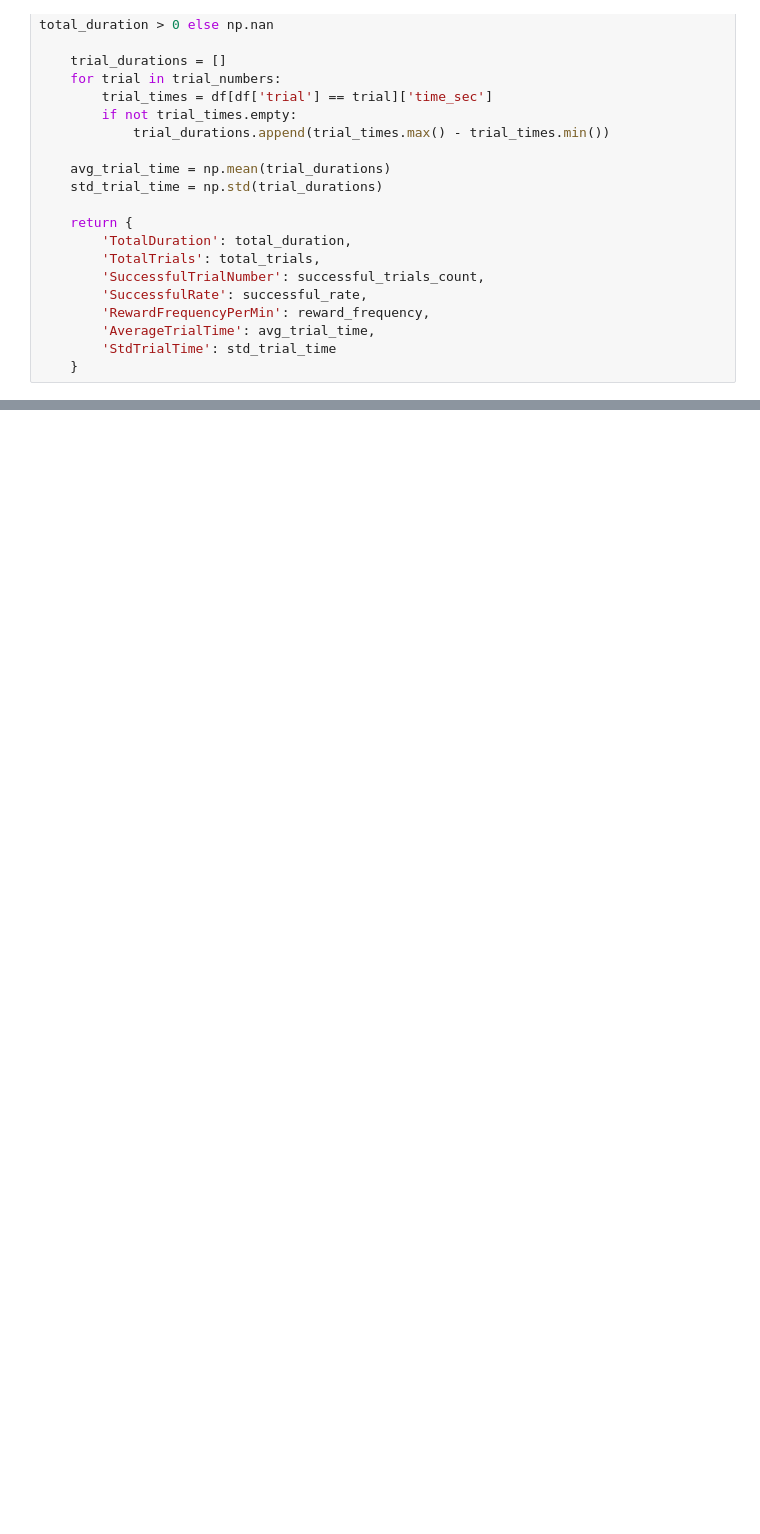
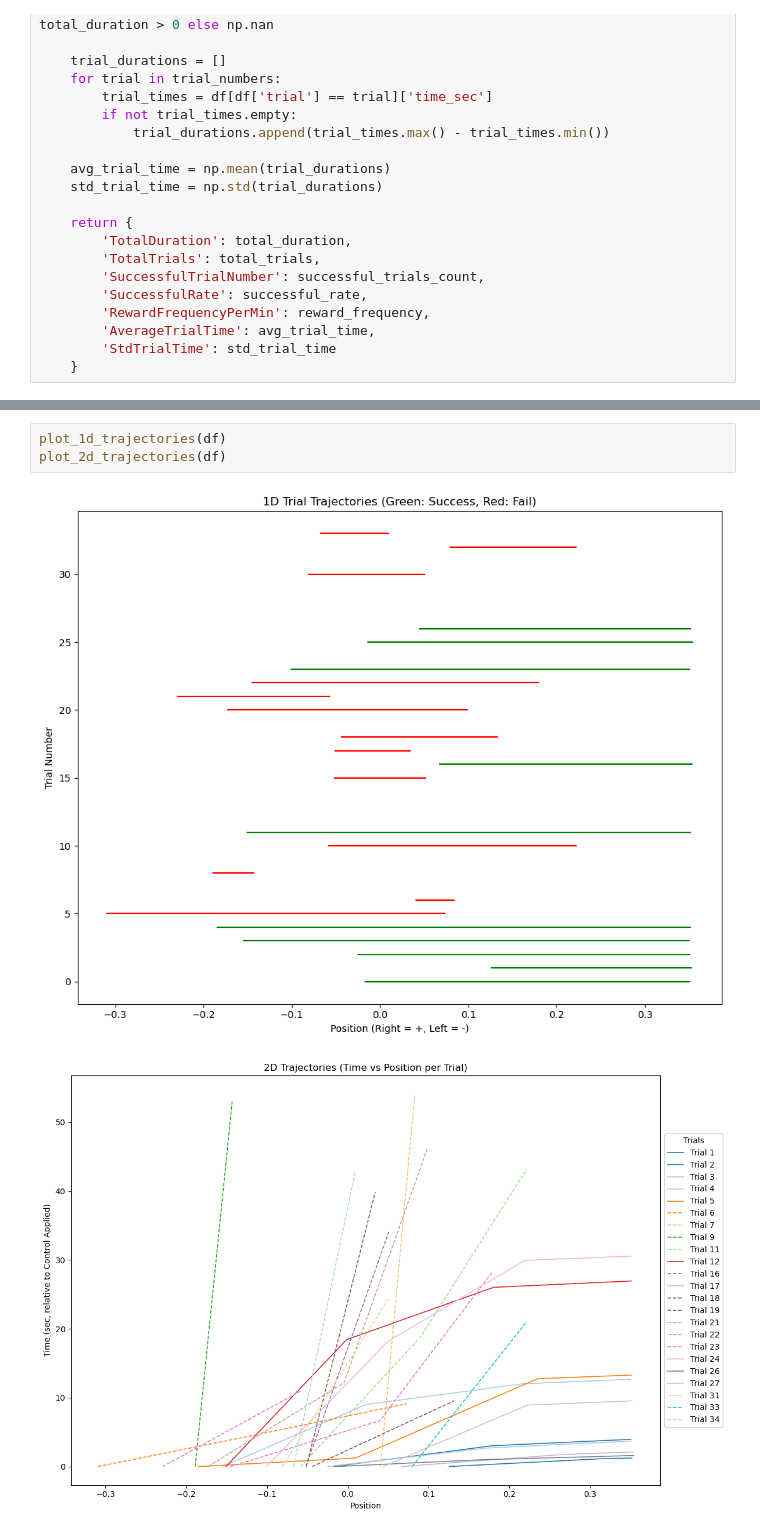
Before and after one commit to ChuehSY/FinalProject_ComSkillNeuro, a Jupyter notebook: Final proejct_improve.ipynb, the cells around one changed output, grey strips where cells are left out. Drawn from its saved outputs; the diff is of its cells as text; blank space fills up the shorter version.

```diff
--- a/Final proejct_improve.ipynb
+++ b/Final proejct_improve.ipynb
@@ -270,0 +176,6 @@ def plot_ensemble_barplots(df, ensemble_col='Ensemble'):
+# %%
+plot_1d_trajectories(df)
+plot_2d_trajectories(df)
+# %% [output]
+[figure, added]
+[figure, added]
```
Also changed, not shown: parts of 5 cells of this notebook, 2 other files.
